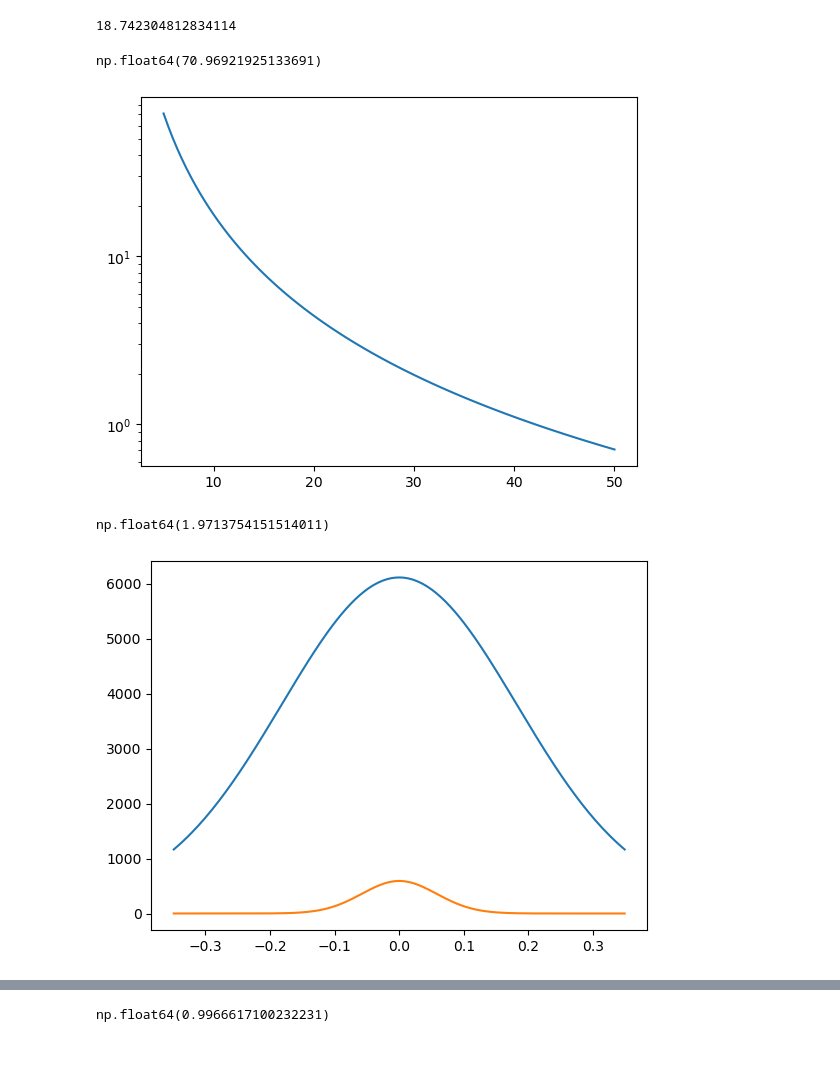
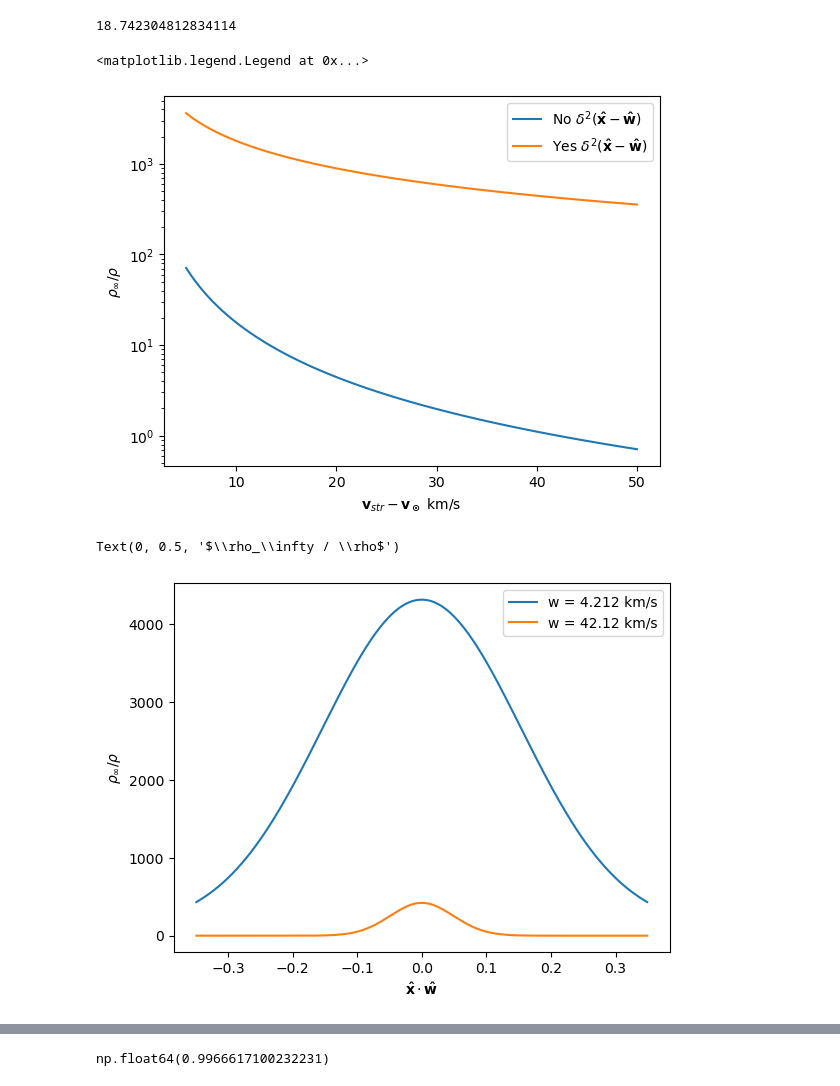
Before and after one commit to shauryagarg145/dark-matter-waves, a Jupyter notebook: density_enhancement.ipynb, the cells around one changed output, grey strips where cells are left out. Drawn from its saved outputs; the diff is of its cells as text; code cells hidden in the pictures; blank space fills up the shorter version.

```diff
--- a/density_enhancement.ipynb
+++ b/density_enhancement.ipynb
@@ -101,49 +101,59 @@ quad(speedf1, 0, 500, args =(sig))[0] + 1
 # %% [output]
 18.742304812834114
 # %%
+def density(w, t, sig):
+    factor = acon.GM_sun.value * 1e-9 / (w * w * rs)
+    expres = 4 * np.pi * w / (2 * np.pi * sig) * np.exp((np.cos(t) - 1) / sig *w) + 2
+    return factor * expres + 1
+
 w = np.linspace(5, 50, 100) #np.sqrt(np.sum(v_c*v_c))
-factor = acon.GM_sun.value * 1e-9 / (w * w * rs)
-
 t = np.pi #np.linspace(0, np.pi, 100)
 sig = 0.1
+res1 = density(w, t, sig)
 
-expres = 4 * np.pi * w / (2 * np.pi * sig) * np.exp((np.cos(t) - 1) / sig *w) + 2
+res2 = density(w, 0, sig)
 
-res = factor * expres
+plt.plot(w, res1 - 1, label="No $\\delta^2(\mathbf{\hat{x}} - \mathbf{\hat{w}})$")
+plt.plot(w, res2 - 1, label="Yes $\\delta^2(\mathbf{\hat{x}} - \mathbf{\hat{w}})$")
+plt.semilogy()
 
-plt.plot(w, res)
-plt.semilogy()
-res[0]
+plt.xlabel("$\mathbf{v}_{str} - \mathbf{v_\odot}$ km/s")
+plt.ylabel("$\\rho_\infty / \\rho$")
+plt.legend()
 # %% [output]
-np.float64(70.96921925133691)
+<matplotlib.legend.Legend at 0x...>
-[figure, old version]
+[figure, new version]
 # %%
-w = 3 #np.sqrt(np.sum(v_c*v_c))
+w = np.sqrt(acon.GM_sun.value * 2e-9 / rs) / 10 #np.sqrt(np.sum(v_c*v_c))
 factor = acon.GM_sun.value * 1e-9 / (w * w * rs)
 
 t = np.linspace(-np.pi / 9  , np.pi / 9, 200) #np.linspace(0, np.pi, 100)
 sig = 0.1
 
 expres = 4 * np.pi * w/ (2 * np.pi * sig ) * np.exp((np.cos(t) - 1) / sig *w  ) + 2
 
-res = factor * expres
+res = factor * expres +1
 
-plt.plot(t, res)
+plt.plot(t, res, label=f"w = {w:.3f} km/s")
 
-w = 30 #np.sqrt(np.sum(v_c*v_c))
+w = np.sqrt(acon.GM_sun.value * 2e-9 / rs) #np.sqrt(np.sum(v_c*v_c))
 factor = acon.GM_sun.value * 1e-9 / (w * w * rs)
 
 #t = np.linspace(-np.pi , np.pi , 200) #np.linspace(0, np.pi, 100)
 sig = 0.1
 
 expres = 4 * np.pi * w/ (2 * np.pi * sig ) * np.exp((np.cos(t) - 1) / sig *w  ) + 2
 #expres = 4 * np.pi * w * w / sig / (2 * np.pi * sig  ) * np.exp((np.cos(t) - 1) / sig *w * w / sig) + 2
 
-res = factor * expres
+res = factor * expres +1
 
-plt.plot(t, res)
+plt.plot(t, res, label=f"w = {w:.2f} km/s")
 #plt.semilogy()
-res[0]
+
+plt.legend()
+
+plt.xlabel("$\mathbf{\hat{x}} \cdot \mathbf{\hat{w}}$")
+plt.ylabel("$\\rho_\infty / \\rho$")
 # %% [output]
-np.float64(1.9713754151514011)
+Text(0, 0.5, '$\\rho_\\infty / \\rho$')
-[figure, old version]
+[figure, new version]
```
Also changed, not shown: parts of 4 cells of this notebook.
